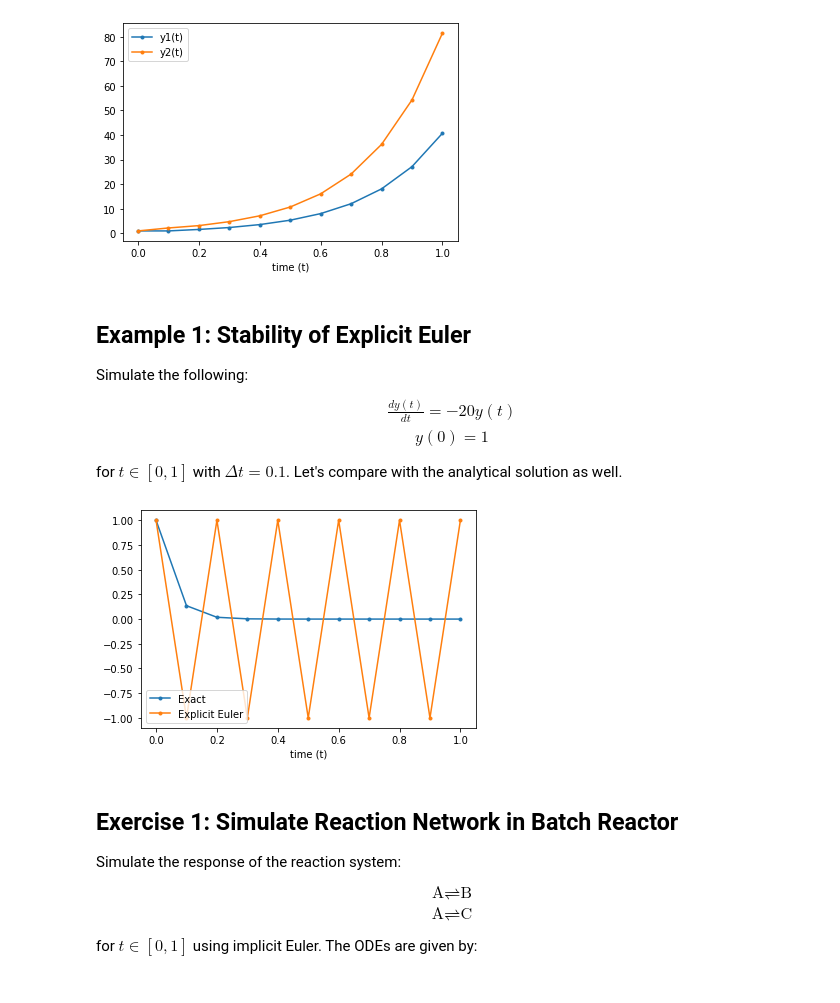
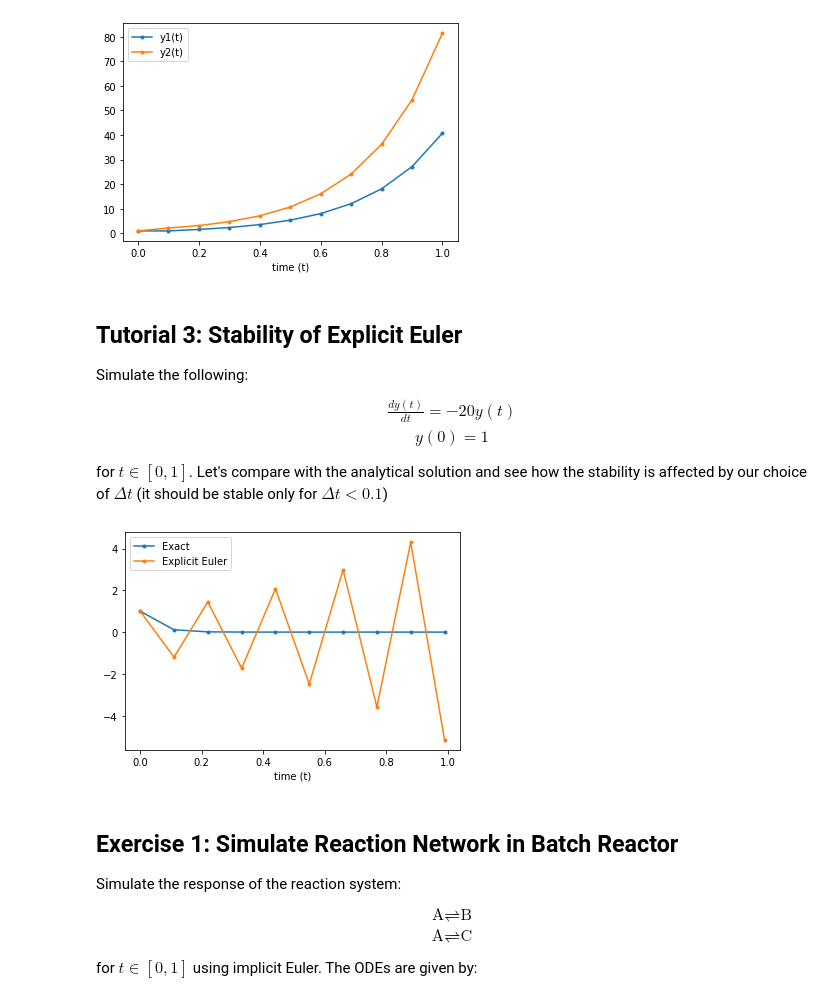
Before and after one commit to pulsipher/eulercourse, a Jupyter notebook: exercises_completed.ipynb, the cells around one changed output. Drawn from its saved outputs; the diff is of its cells as text; code cells hidden in the pictures.

```diff
--- a/exercises_completed.ipynb
+++ b/exercises_completed.ipynb
@@ -84,35 +87,35 @@ plot_solution(ts, y_euler[:, 0],  y_euler[:, 1], labels = ("y1(t)", "y2(t)"))
 # %% [output]
 [figure]
 # %% [markdown]
-## Example 1: Stability of Explicit Euler
+## Tutorial 3: Stability of Explicit Euler
 Simulate the following:
 $$\begin{gathered}
 \frac{d y(t)}{dt} = -20y(t) \\
 y(0) = 1
 \end{gathered}$$
-for $t \in [0, 1]$ with $\Delta t = 0.1$. Let's compare with the analytical solution as well.
+for $t \in [0, 1]$. Let's compare with the analytical solution and see how the stability is affected by our choice of $\Delta t$ (it should be stable only for $\Delta t < 0.1$)
 # %%
 # Define parameters
 y0 = 1
-dt = 0.1
+dt = 0.11 # TODO adjust the stepsize to see what happens
 ts = np.arange(0, 1.0001, dt)
 num_steps = len(ts) - 1
 
 # Define storage vectors for y(t)
 y_euler = np.zeros(len(ts))
 
 # Define the analytical solution of y(t) for each t in ts
 y = np.exp(-20 * ts)
 
 # Do explicit euler and fill y_euler
 y_euler[0] = y0
 for k in range(num_steps):
     y_euler[k + 1] = y_euler[k] + -20 * y_euler[k] * dt
 
 # Plot the solution
 plot_solution(ts, y, y_euler, labels = ("Exact", "Explicit Euler"))
 # %% [output]
-[figure, old version]
+[figure, new version]
 # %% [markdown]
 ## Exercise 1: Simulate Reaction Network in Batch Reactor
 Simulate the response of the reaction system:
```
Also changed, not shown: parts of 2 cells of this notebook, 3 other files.
